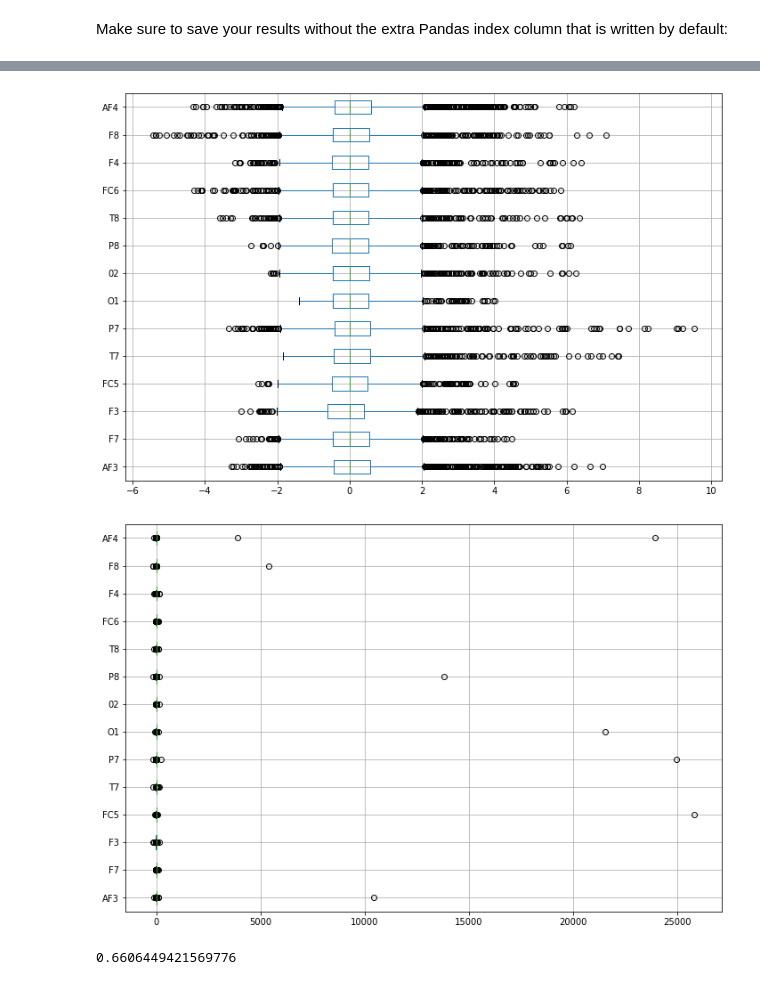
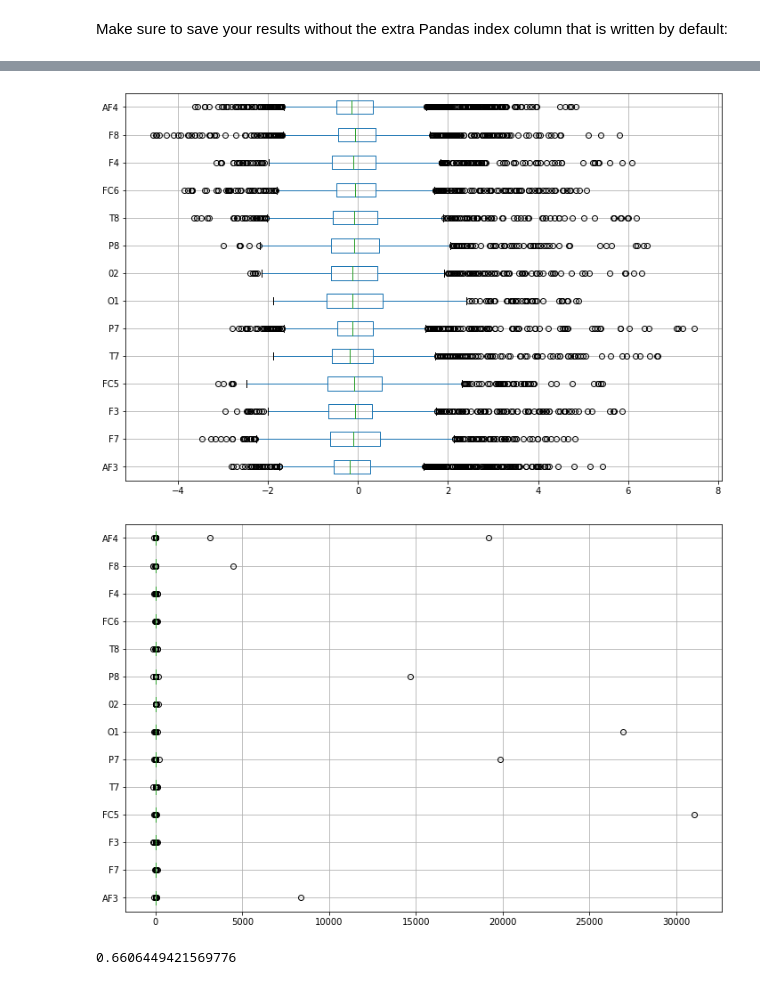
Before and after one commit to CallensToon/Machine_Learning_course_UGent_D012554_kaggle, a Jupyter notebook: Eye blinking prediction.ipynb, the cells around one changed output, grey strips where cells are left out. Saved outputs shown, nothing was run; the diff lists cells and outputs as text; code cells hidden in the pictures.

```diff
--- a/Eye blinking prediction.ipynb
+++ b/Eye blinking prediction.ipynb
@@ -74,11 +74,11 @@ sample_submission.head(10)
 # %% [markdown]
 Make sure to save your results without the extra Pandas index column that is written by default:
 # %%
-y_train = trainset.pop('label')
-X_train = trainset
+#y_train = trainset.pop('label')
+#X_train = trainset
 X_test = testset.iloc[:,:14]
 
-print(X_train.head())
+#print(X_train.head())
 print(X_test.head())
-print(y_train)
+#print(y_train)
 # %% [output]
@@ -102,16 +93,16 @@ Name: label, Length: 2000, dtype: int64
 # %%
 from sklearn.preprocessing import StandardScaler
 from sklearn.preprocessing import RobustScaler
 from sklearn.preprocessing import MinMaxScaler
 
-scaler = RobustScaler()
+scaler = StandardScaler()
 X_train_stand = pd.DataFrame(scaler.fit_transform(X_train),columns=X_train.columns.values)
 
 plt.figure(figsize=(12,8))
 X_train_stand.boxplot(vert=False)
 plt.show()
 # %% [output]
-[figure, old version]
+[figure, new version]
 # %%
 X_test_stand = pd.DataFrame(scaler.transform(X_test),columns=X_test.columns.values)
 
@@ -119,7 +110,7 @@ plt.figure(figsize=(12,8))
 X_test_stand.boxplot(vert=False)
 plt.show()
 # %% [output]
-[figure, old version]
+[figure, new version]
 # %%
 from sklearn.linear_model import LinearRegression
 from sklearn.model_selection import cross_val_score
```
Also changed, not shown: parts of 12 cells of this notebook.
